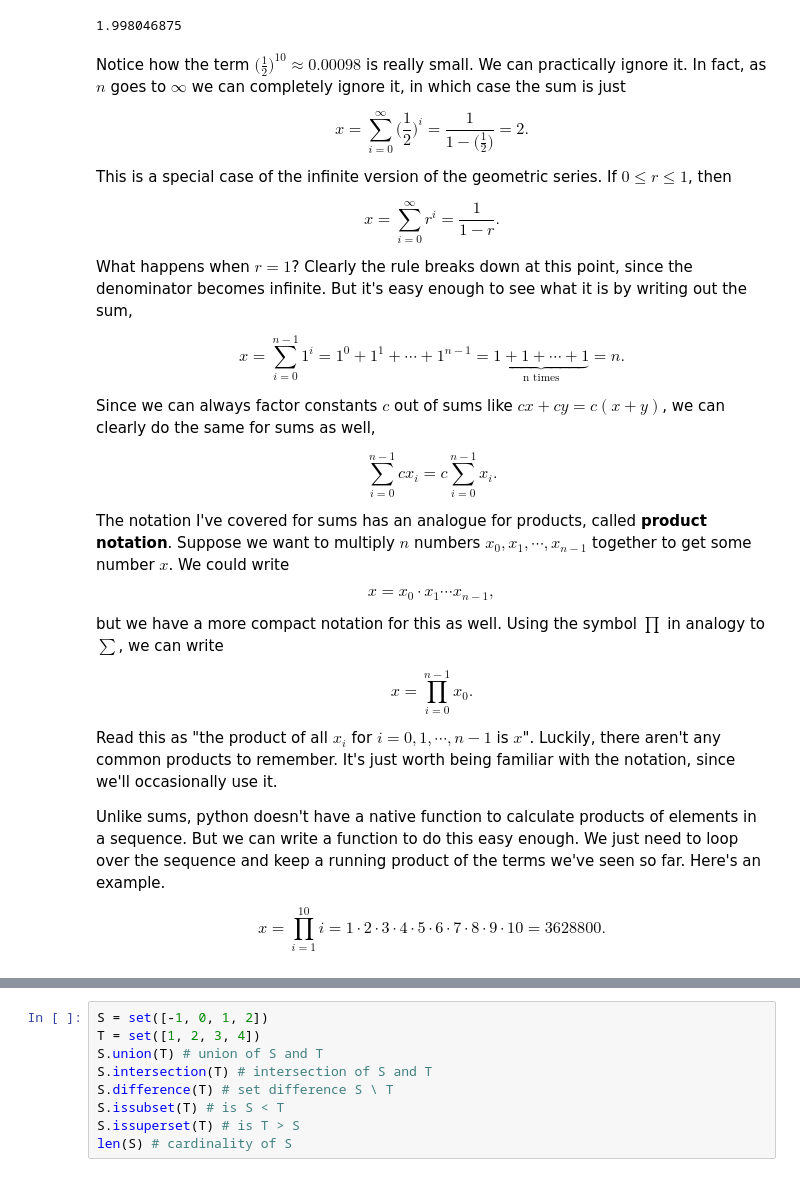
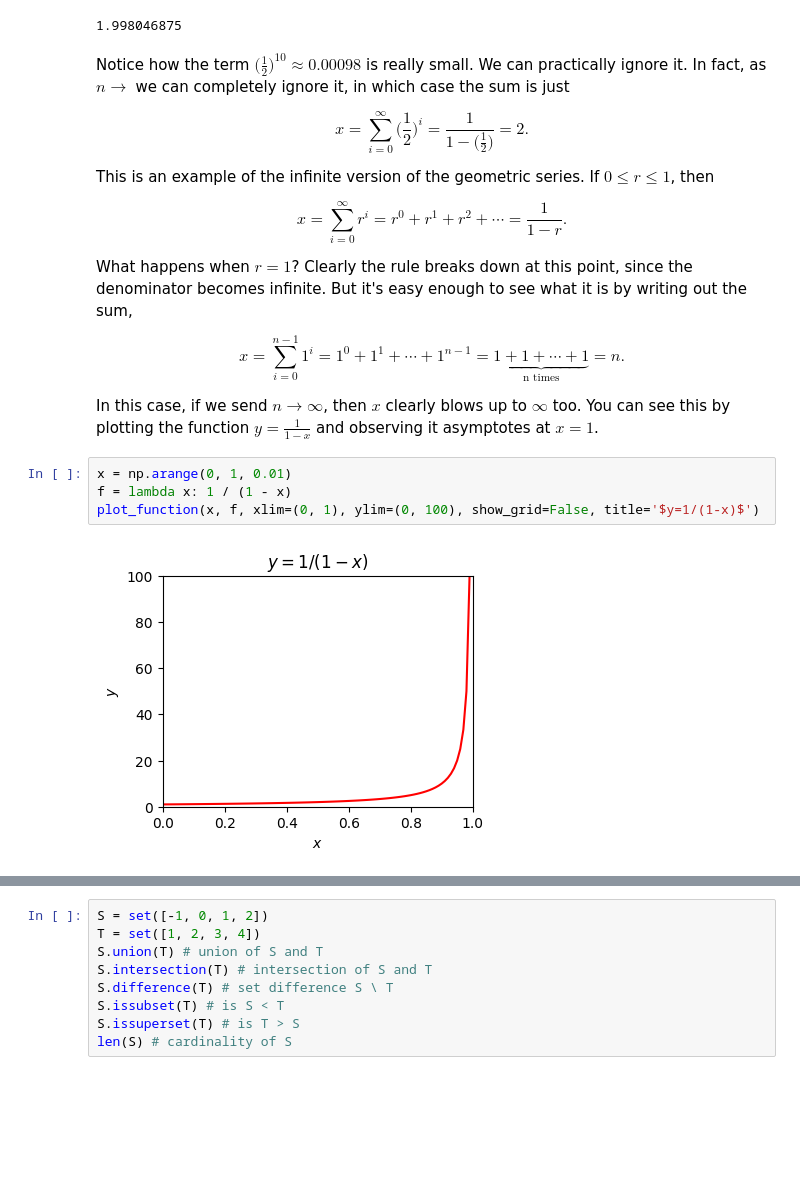
Before and after one commit to rkingery/ml-book, a Jupyter notebook: notebooks/basic-math.ipynb, the cells around one changed output, grey strips where cells are left out. Cells and saved outputs as stored; diff of their text form; blank space fills up the shorter version.

```diff
--- a/notebooks/basic-math.ipynb
+++ b/notebooks/basic-math.ipynb
@@ -699,32 +758,22 @@ sum([r ** i for i in range(n)])
 # %% [output]
 1.998046875
 # %% [markdown]
-Notice how the term $\big(\frac{1}{2}\big)^{10} \approx 0.00098$ is really small. We can practically ignore it. In fact, as $n$ goes to $\infty$ we can completely ignore it, in which case the sum is just
+Notice how the term $\big(\frac{1}{2}\big)^{10} \approx 0.00098$ is really small. We can practically ignore it. In fact, as $n \rightarrow $ we can completely ignore it, in which case the sum is just
 
 $$x = \sum_{i=0}^{\infty} \bigg(\frac{1}{2}\bigg)^i = \frac{1}{1-\big(\frac{1}{2}\big)} = 2.$$
 
-This is a special case of the infinite version of the geometric series. If $0 \leq r \leq 1$, then
+This is an example of the infinite version of the geometric series. If $0 \leq r \leq 1$, then
 
-$$x = \sum_{i=0}^{\infty} r^i = \frac{1}{1-r}.$$
+$$x = \sum_{i=0}^{\infty} r^i = r^0 + r^1 + r^2 + \cdots = \frac{1}{1-r}.$$
 
 What happens when $r=1$? Clearly the rule breaks down at this point, since the denominator becomes infinite. But it's easy enough to see what it is by writing out the sum,
 
 $$x = \sum_{i=0}^{n-1} 1^i = 1^0 + 1^1 + \cdots + 1^{n-1} = \underbrace{1 + 1 + \cdots + 1}_{\text{n times}} = n.$$
 
-Since we can always factor constants $c$ out of sums like $cx+cy=c(x+y)$, we can clearly do the same for sums as well,
-
-$$\sum_{i=0}^{n-1} c x_i = c \sum_{i=0}^{n-1} x_i.$$
-
-The notation I've covered for sums has an analogue for products, called **product notation**. Suppose we want to multiply $n$ numbers $x_0,x_1,\cdots,x_{n-1}$ together to get some number $x$. We could write
-
-$$x = x_0 \cdot x_1 \cdots x_{n-1},$$
-
-but we have a more compact notation for this as well. Using the symbol $\prod$ in analogy to $\sum$, we can write
-
-$$x = \prod_{i=0}^{n-1} x_0.$$
-
-Read this as "the product of all $x_i$ for $i=0,1,\cdots,n-1$ is $x$". Luckily, there aren't any common products to remember. It's just worth being familiar with the notation, since we'll occasionally use it.
-
-Unlike sums, python doesn't have a native function to calculate products of elements in a sequence. But we can write a function to do this easy enough. We just need to loop over the sequence and keep a running product of the terms we've seen so far. Here's an example.
-
-$$x = \prod_{i=1}^{10} i = 1 \cdot 2 \cdot 3 \cdot 4 \cdot 5 \cdot 6 \cdot 7 \cdot 8 \cdot 9 \cdot 10 = 3628800.$$
+In this case, if we send $n \rightarrow \infty$, then $x$ clearly blows up to $\infty$ too. You can see this by plotting the function $y = \frac{1}{1-x}$ and observing it asymptotes at $x=1$.
+# %%
+x = np.arange(0, 1, 0.01)
+f = lambda x: 1 / (1 - x)
+plot_function(x, f, xlim=(0, 1), ylim=(0, 100), show_grid=False, title='$y=1/(1-x)$')
+# %% [output]
+[figure, added]
```
Also changed, not shown: parts of 29 cells of this notebook, 4 other files.
